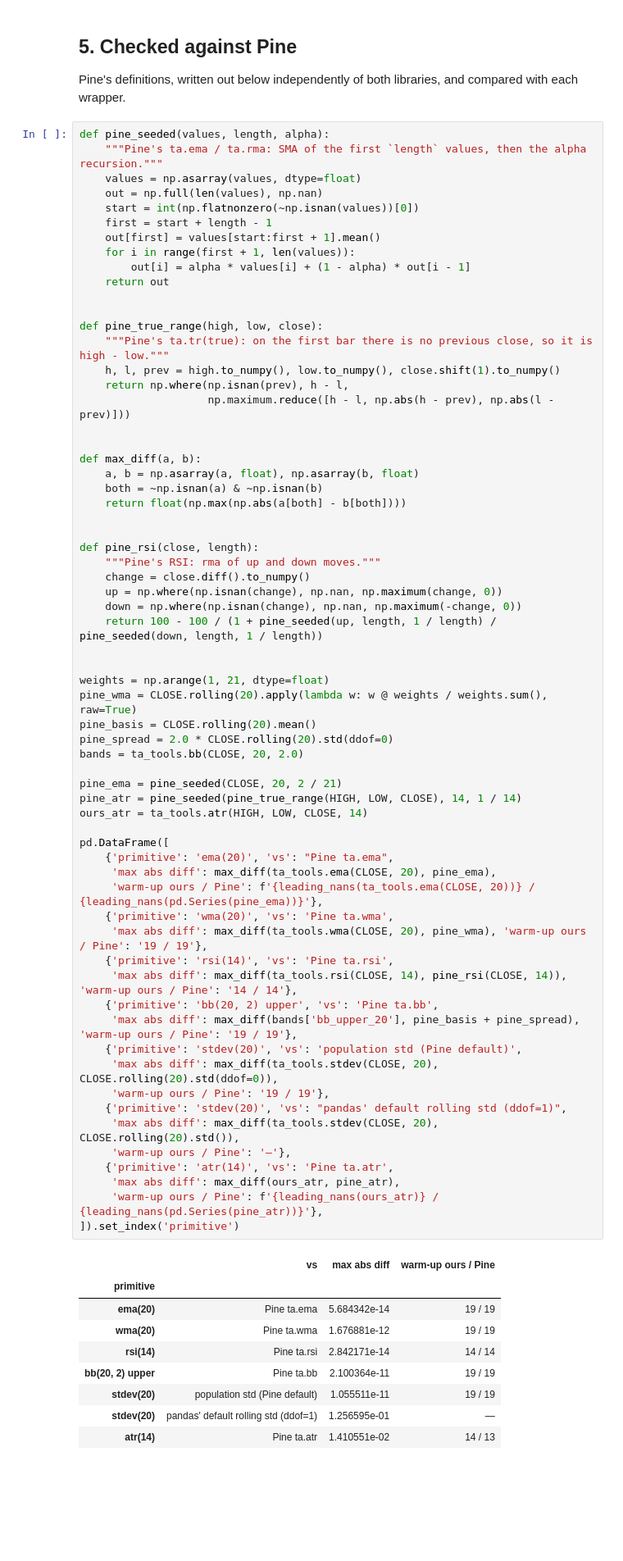
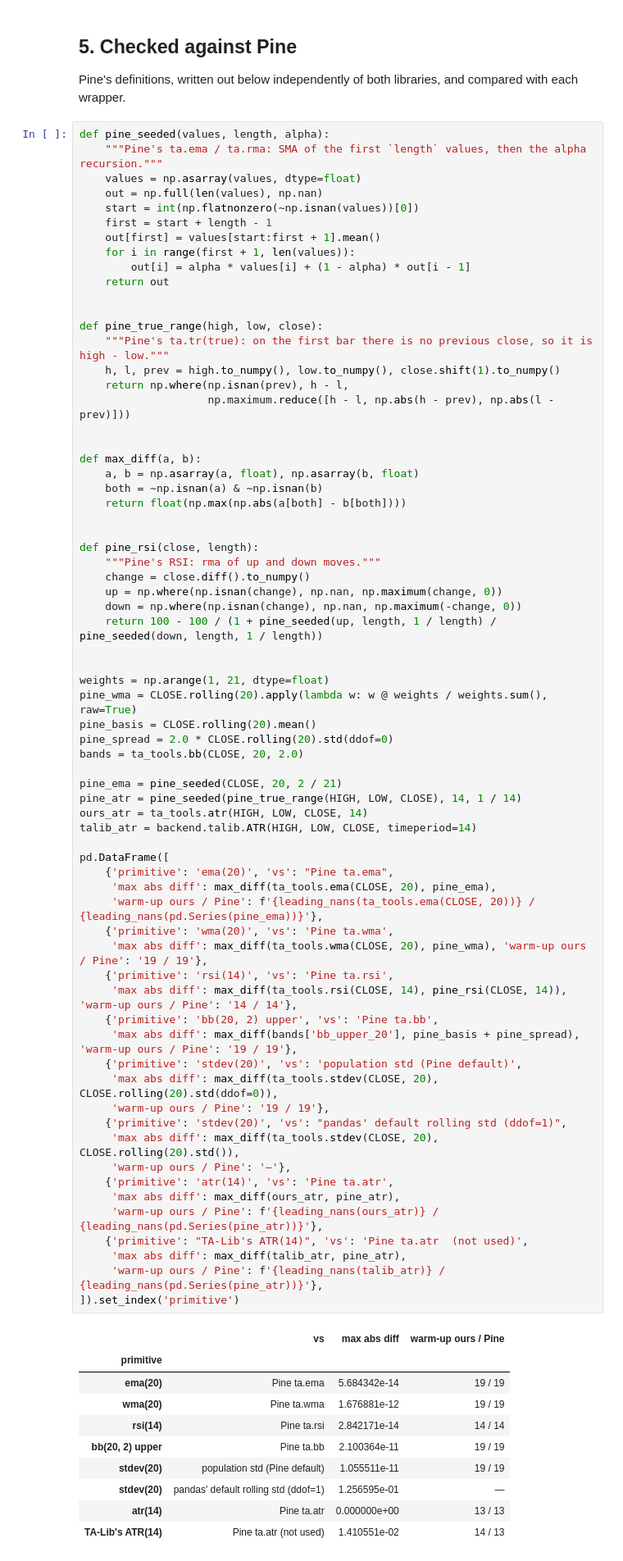
Before and after one commit to ds-playground/quant_dev, a Jupyter notebook: notebooks/ta_tools_primitives.ipynb, the cells around one changed output. Shown at 82% size. Cells and saved outputs as stored; diff of their text form; blank space fills up the shorter version.

```diff
--- a/notebooks/ta_tools_primitives.ipynb
+++ b/notebooks/ta_tools_primitives.ipynb
@@ -283,37 +284,42 @@ bands = ta_tools.bb(CLOSE, 20, 2.0)
 pine_ema = pine_seeded(CLOSE, 20, 2 / 21)
 pine_atr = pine_seeded(pine_true_range(HIGH, LOW, CLOSE), 14, 1 / 14)
 ours_atr = ta_tools.atr(HIGH, LOW, CLOSE, 14)
+talib_atr = backend.talib.ATR(HIGH, LOW, CLOSE, timeperiod=14)
 
 pd.DataFrame([
     {'primitive': 'ema(20)', 'vs': "Pine ta.ema",
      'max abs diff': max_diff(ta_tools.ema(CLOSE, 20), pine_ema),
      'warm-up ours / Pine': f'{leading_nans(ta_tools.ema(CLOSE, 20))} / {leading_nans(pd.Series(pine_ema))}'},
     {'primitive': 'wma(20)', 'vs': 'Pine ta.wma',
      'max abs diff': max_diff(ta_tools.wma(CLOSE, 20), pine_wma), 'warm-up ours / Pine': '19 / 19'},
     {'primitive': 'rsi(14)', 'vs': 'Pine ta.rsi',
      'max abs diff': max_diff(ta_tools.rsi(CLOSE, 14), pine_rsi(CLOSE, 14)), 'warm-up ours / Pine': '14 / 14'},
     {'primitive': 'bb(20, 2) upper', 'vs': 'Pine ta.bb',
      'max abs diff': max_diff(bands['bb_upper_20'], pine_basis + pine_spread), 'warm-up ours / Pine': '19 / 19'},
     {'primitive': 'stdev(20)', 'vs': 'population std (Pine default)',
      'max abs diff': max_diff(ta_tools.stdev(CLOSE, 20), CLOSE.rolling(20).std(ddof=0)),
      'warm-up ours / Pine': '19 / 19'},
     {'primitive': 'stdev(20)', 'vs': "pandas' default rolling std (ddof=1)",
      'max abs diff': max_diff(ta_tools.stdev(CLOSE, 20), CLOSE.rolling(20).std()),
      'warm-up ours / Pine': '—'},
     {'primitive': 'atr(14)', 'vs': 'Pine ta.atr',
      'max abs diff': max_diff(ours_atr, pine_atr),
      'warm-up ours / Pine': f'{leading_nans(ours_atr)} / {leading_nans(pd.Series(pine_atr))}'},
+    {'primitive': "TA-Lib's ATR(14)", 'vs': 'Pine ta.atr  (not used)',
+     'max abs diff': max_diff(talib_atr, pine_atr),
+     'warm-up ours / Pine': f'{leading_nans(talib_atr)} / {leading_nans(pd.Series(pine_atr))}'},
 ]).set_index('primitive')
 # %% [output]
 |  | vs | max abs diff | warm-up ours / Pine |
 | primitive |  |  |  |
 | ema(20) | Pine ta.ema | 5.684342e-14 | 19 / 19 |
 | wma(20) | Pine ta.wma | 1.676881e-12 | 19 / 19 |
 | rsi(14) | Pine ta.rsi | 2.842171e-14 | 14 / 14 |
 | bb(20, 2) upper | Pine ta.bb | 2.100364e-11 | 19 / 19 |
 | stdev(20) | population std (Pine default) | 1.055511e-11 | 19 / 19 |
 | stdev(20) | pandas' default rolling std (ddof=1) | 1.256595e-01 | — |
-| atr(14) | Pine ta.atr | 1.410551e-02 | 14 / 13 |
+| atr(14) | Pine ta.atr | 0.000000e+00 | 13 / 13 |
+| TA-Lib's ATR(14) | Pine ta.atr (not used) | 1.410551e-02 | 14 / 13 |
 # %% [markdown]
 `ema`, `wma`, `rsi`, `bb` and `stdev` match Pine exactly. One RSI edge case is not in the
 table: on a perfectly flat window TA-Lib returns 0, while TradingView's built-in RSI script
```
Also changed, not shown: parts of 7 cells of this notebook.
